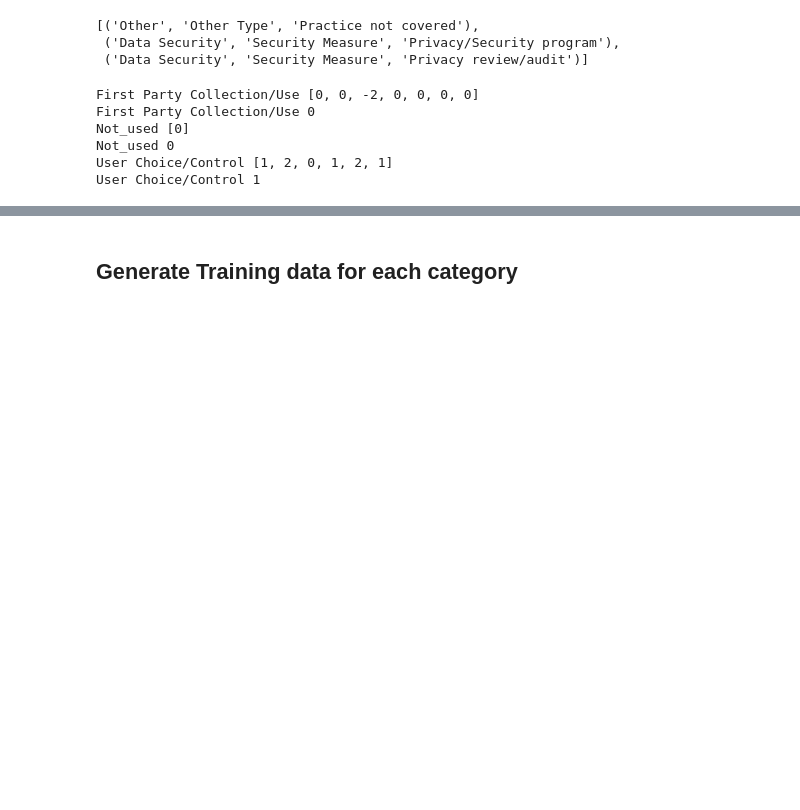
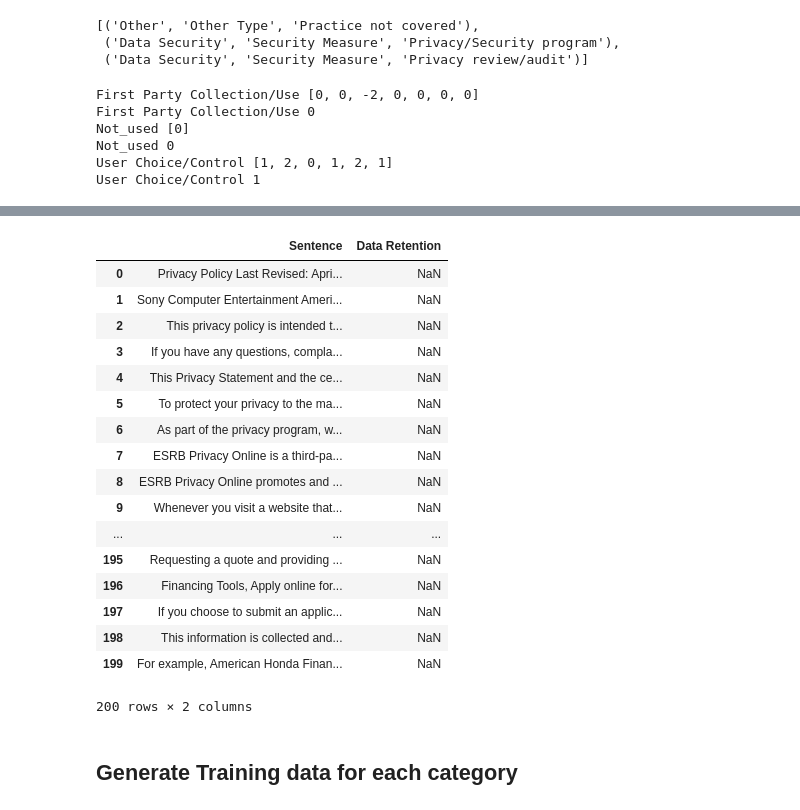
Before and after one commit to nelson-yao/capstonelegal, a Jupyter notebook: Organize_training_data.ipynb, the cells around one changed output, grey strips where cells are left out. Cells and saved outputs as stored; diff of their text form; code cells hidden in the pictures; blank space fills up the shorter version.

Commit message:
Saving code after score prediction

```diff
--- a/Organize_training_data.ipynb
+++ b/Organize_training_data.ipynb
@@ -407,3 +411,25 @@ scoresUnified.head()
+# %%
+dataretention=scoresUnified[["Sentence", "Data Retention"]]
+dataretention.head(200)
+# %% [output]
+|  | Sentence | Data Retention |
+| 0 | Privacy Policy Last Revised: Apri... | NaN |
+| 1 | Sony Computer Entertainment Ameri... | NaN |
+| 2 | This privacy policy is intended t... | NaN |
+| 3 | If you have any questions, compla... | NaN |
+| 4 | This Privacy Statement and the ce... | NaN |
+| 5 | To protect your privacy to the ma... | NaN |
+| 6 | As part of the privacy program, w... | NaN |
+| 7 | ESRB Privacy Online is a third-pa... | NaN |
+| 8 | ESRB Privacy Online promotes and ... | NaN |
+| 9 | Whenever you visit a website that... | NaN |
+| ... | ... | ... |
+| 195 | Requesting a quote and providing ... | NaN |
+| 196 | Financing Tools, Apply online for... | NaN |
+| 197 | If you choose to submit an applic... | NaN |
+| 198 | This information is collected and... | NaN |
+| 199 | For example, American Honda Finan... | NaN |
+200 rows × 2 columns
 # %%
 ## output to a file
 with open("Data/sentence_score_conso10.pk", "wb") as f:
```
Also changed, not shown: parts of 15 cells of this notebook, 11 other files.
